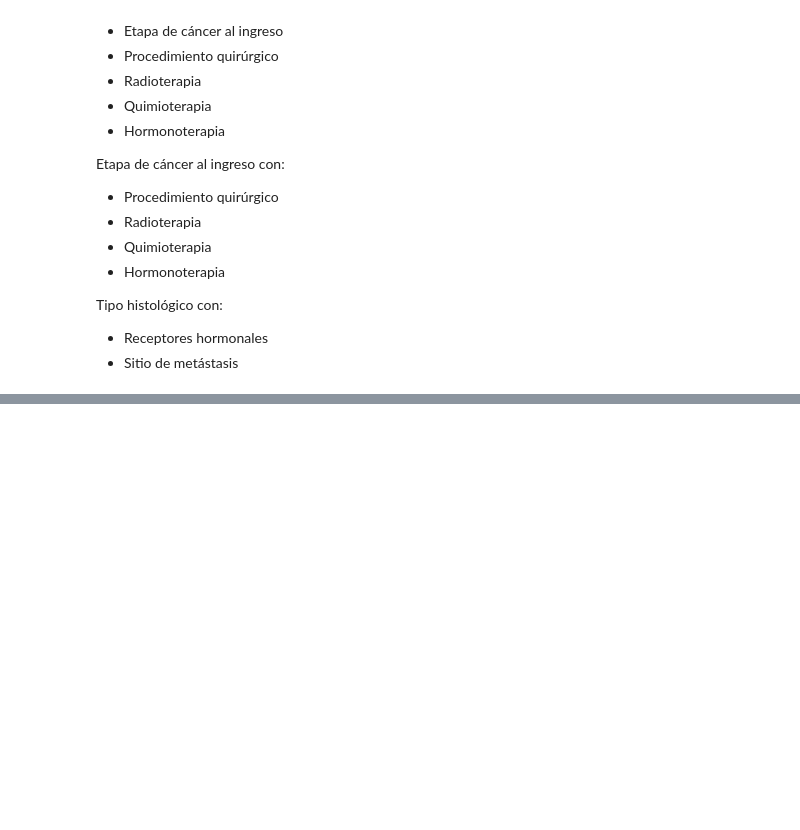
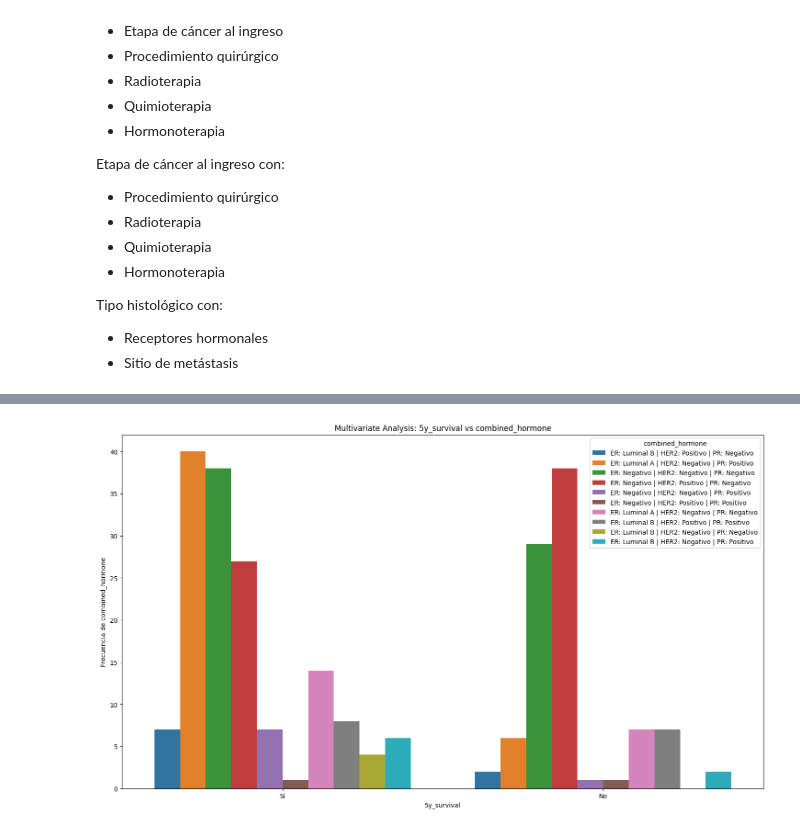
Before and after one commit to slesageq/Survivor_Analysis, a Jupyter notebook: analysis.ipynb, the cells around one changed output, grey strips where cells are left out. Cells and saved outputs as stored; diff of their text form; code cells hidden in the pictures; blank space fills up the shorter version.

```diff
--- a/analysis.ipynb
+++ b/analysis.ipynb
@@ -1007,9 +1019,7 @@ sns.countplot(x=df_applies['5y_survival'], hue=df_applies['Escolaridad'])
 # %%
 # Create a new column that combines the values of the three columns
-df_applies['combined'] = df_applies['Her2'].astype(str) + "-" + df_applies['Estrogeno Recepetor'].astype(str) + "-" + df_applies['Estrogeno Recepetor'].astype(str)
+df['combined_hormone'] = "ER: " + df['Estrogeno Recepetor'].astype(str)  + " | " + "HER2: " + df['Her2'].astype(str) + " | " + "PR: " + df['Receptor Progesterona'].astype(str)
 
 # Get the frequency of each pair
-frequency = df_applies['combined'].value_counts()
-
-# Get the percentage of each pair
-percentage = df_applies['combined'].value_counts(normalize=True) * 100
+frequency = df['combined_hormone'].value_counts()
+frequency
@@ -1017,0 +1038,4 @@ df_applies['combined'].value_counts()
+# %%
+multivariate_analysis(df, "5y_survival", "combined_hormone", (18, 10))
+# %% [output]
+[figure, added]
```
Also changed, not shown: parts of 45 cells of this notebook.
